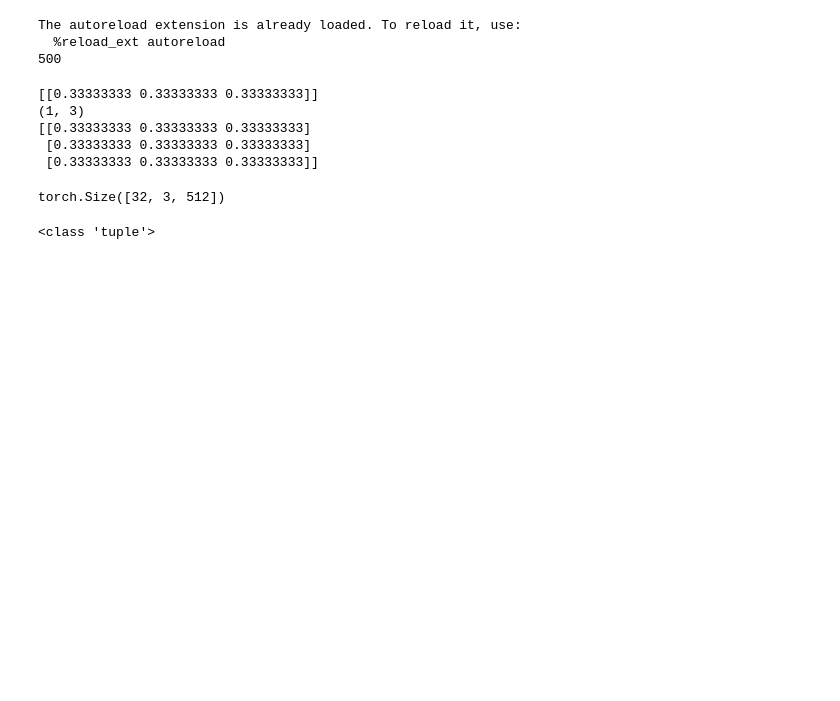
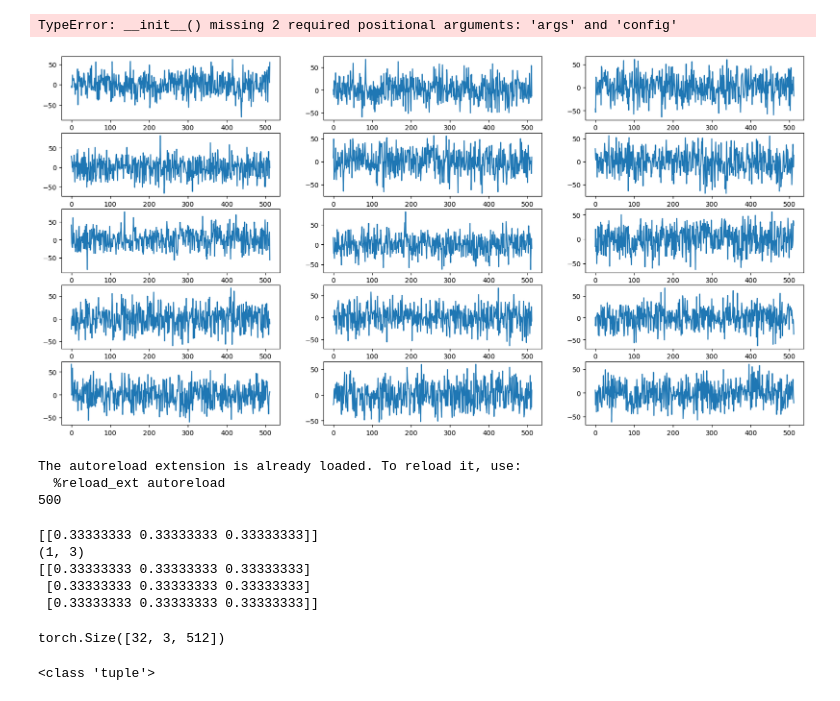
Before and after one commit to detyse/Diff4EEG-inverse, a Jupyter notebook: _test.ipynb, the cells around one changed output. Drawn from its saved outputs; the diff is of its cells as text; code cells hidden in the pictures; blank space fills up the shorter version.

```diff
--- a/_test.ipynb
+++ b/_test.ipynb
@@ -1,6 +1,43 @@
 # %%
 import torch
 import numpy as np
+# %%
+from datasets.datasets import separated_dataset
+from torch.utils.data import Dataset, DataLoader
+
+dataset = separated_dataset()
+dataloader = DataLoader(dataset, batch_size=10, shuffle=True)
+
+from models.the_model import BSSmodel
+model = BSSmodel()
+try:
+    ckpt = '/home/wyl/projects/_BSS_hijack/checkpoints/sssd_1.pth'
+    model.load_state_dict(ckpt)
+except:
+    print('no exist model')
+
+x = torch.randn(32, 3, 512)
+
+import matplotlib.pyplot as plt
+plt.plot(model(x))
+# %% [output]
+TypeError: __init__() missing 2 required positional arguments: 'args' and 'config'
+# %%
+import torch
+import numpy as np
+import matplotlib.pyplot as plt
+
+x = torch.randn(10, 3, 512)
+for i in range(500):
+    x += torch.randn(10, 3, 512)
+
+fig, ax = plt.subplots(5, 3, figsize=(20, 10))
+for row in range(5):
+    data = x[row]
+    for col in range(3):
+        ax[row, col].plot(x[row, col])
+# %% [output]
+[figure, added]
 # %%
 # %load_ext autoreload
 # %autoreload 2
```
Also changed, not shown: 24 other files.
